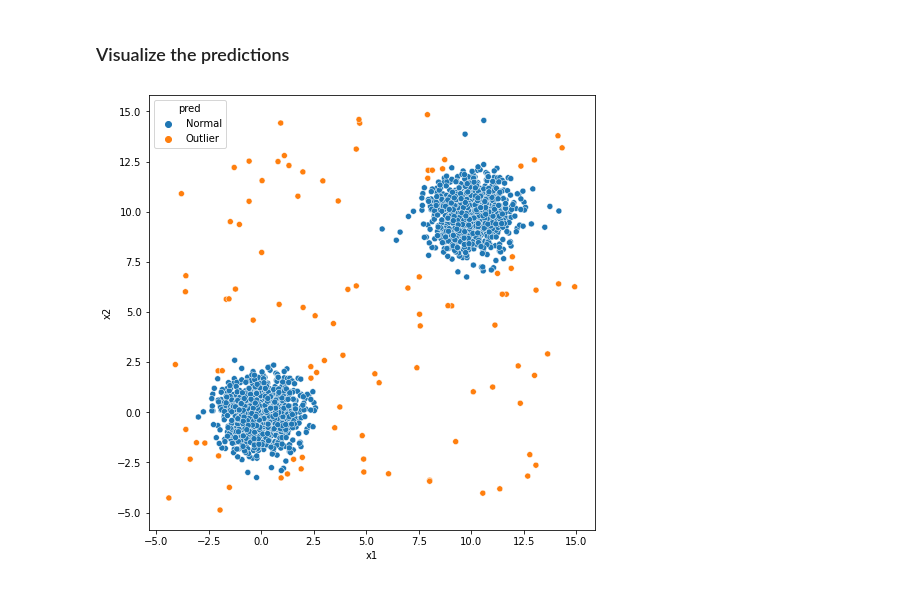
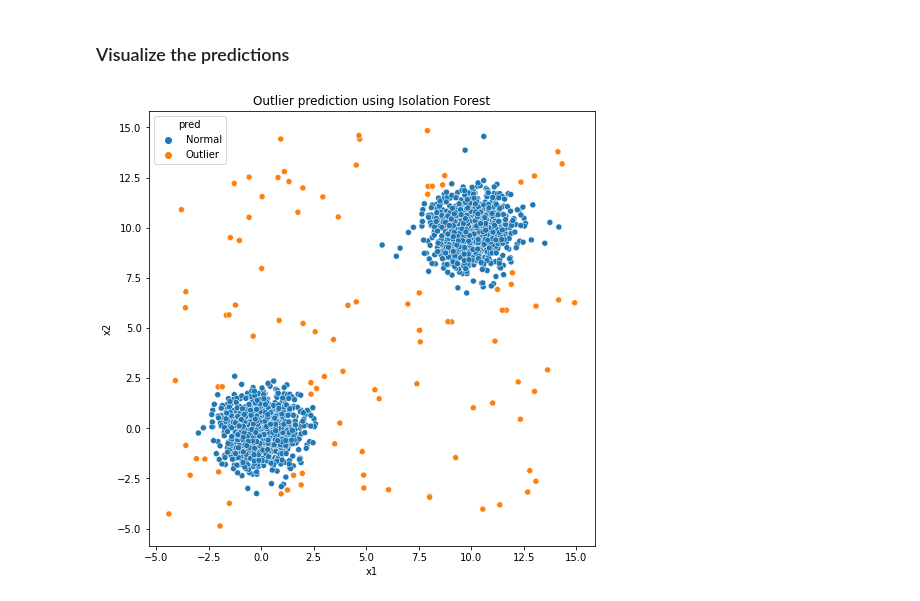
Before and after one commit to divakarbikram1592/66DaysOfData, a Jupyter notebook: Day 9/Isolation_Forest.ipynb, the cells around one changed output. Drawn from its saved outputs; the diff is of its cells as text; code cells hidden in the pictures.

Commit message:
Added plot titles for isolation forest notebook

```diff
--- a/Day 9/Isolation_Forest.ipynb
+++ b/Day 9/Isolation_Forest.ipynb
@@ -50,8 +51,9 @@ IsolationForest(behaviour='deprecated', bootstrap=False, contamination=0.05,
 # %%
 X_train['pred'] = clf.predict(X_train)
 X_train['pred'] = X_train['pred'].replace({1: 'Normal', -1: 'Outlier'})
 
 plt.figure(figsize = (8, 8))
+plt.title('Outlier prediction using Isolation Forest')
 sns.scatterplot(data = X_train, x = 'x1', y = 'x2', hue = 'pred');
 # %% [output]
-[figure, old version]
+[figure, new version]
```
Also changed, not shown: parts of 1 cell of this notebook.
